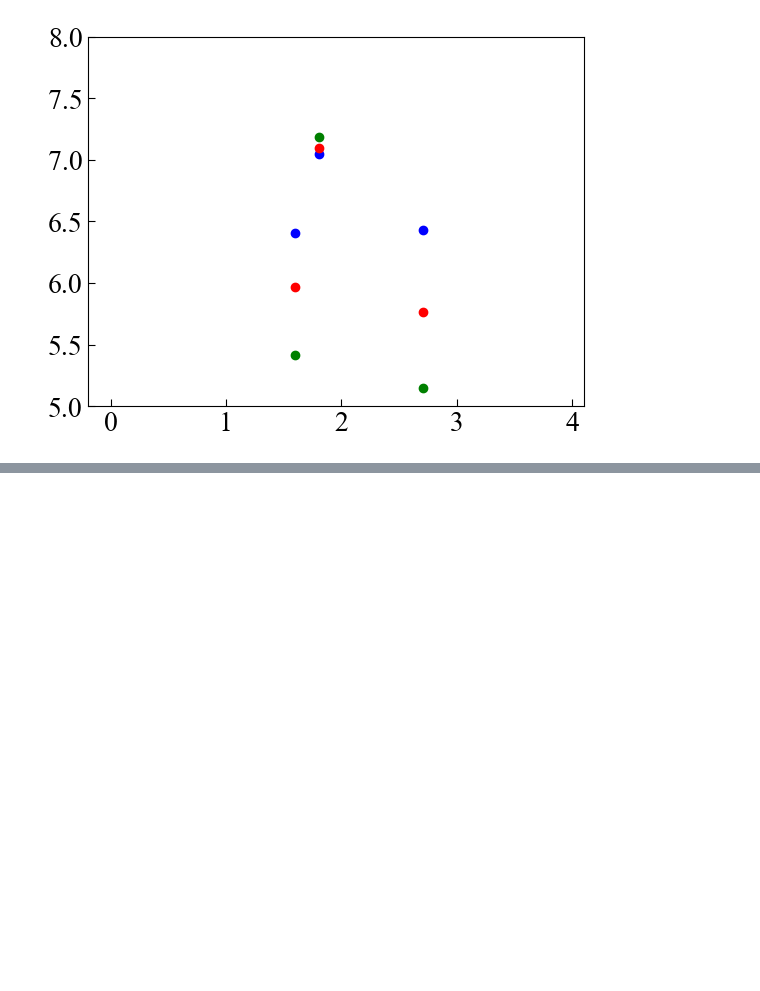
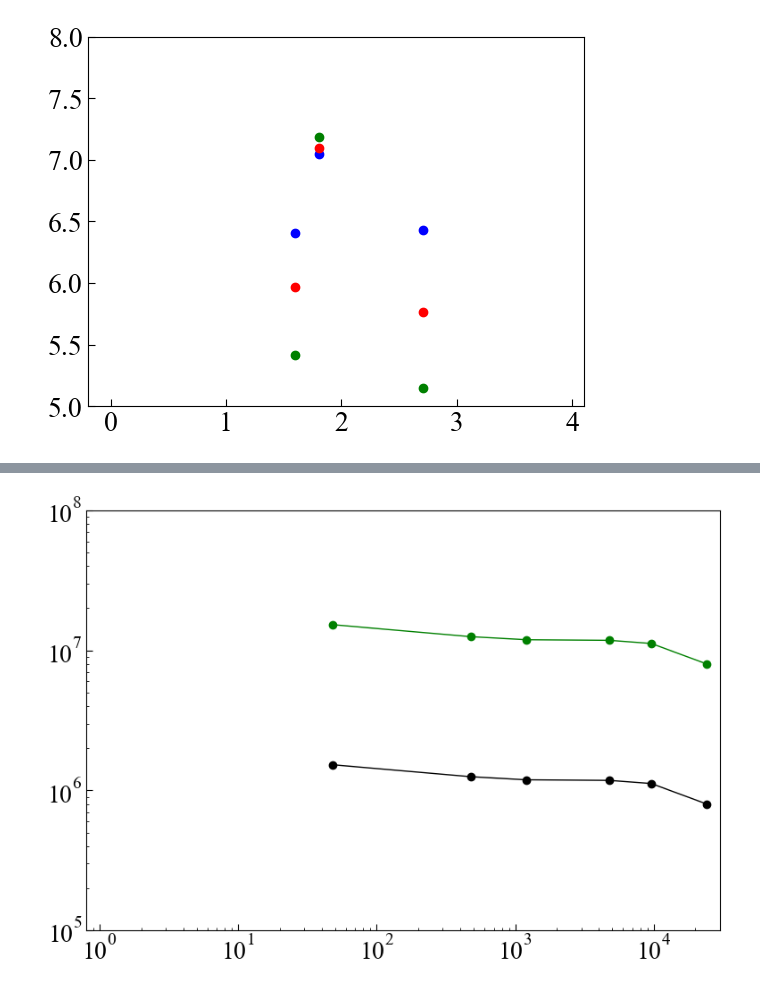
Before and after one commit to maedarn/code_tohoku, a Jupyter notebook: py/time-performance.ipynb, the cells around one changed output, grey strips where cells are left out. Cells and saved outputs as stored; diff of their text form; code cells hidden in the pictures; blank space fills up the shorter version.

```diff
--- a/py/time-performance.ipynb
+++ b/py/time-performance.ipynb
@@ -129,0 +198,77 @@ plt.show()
+# %%
+fig = plt.figure()
+#fig = plt.figure(figsize=matplotlib.figure.figaspect(1))
+w, h = fig.get_figwidth(), fig.get_figheight()
+ax = fig.add_axes((0, 0, 1.109, 0.98)) #[x0, y0, width, height]
+#ax = fig.add_subplot(111)
+
+num=6
+
+plt.rcParams["font.family"] = "Times New Roman"      #全体のフォントを設定
+plt.rcParams["xtick.direction"] = "in"               #x軸の目盛線が内向き('in')か外向き('out')か双方向か('inout')
+plt.rcParams["ytick.direction"] = "in"               #y軸の目盛線が内向き('in')か外向き('out')か双方向か('inout')
+plt.rcParams["xtick.major.size"] = 5                #x軸主目盛り線の長さ
+plt.rcParams["ytick.major.size"] = 5                #y軸主目盛り線の長さ
+plt.rcParams["font.size"] = 20                       #フォントの大きさ
+
+scl1=[0] * num
+scl2=[0] * num
+prs=[0] * num
+
+
+
+scl1[0]=15234459.017417116#/10.0
+scl1[1]=12503777.387464661#/10.0
+scl1[2]=11898365.853070104#/10.0
+scl1[3]=11779798.638318917#/10.0
+scl1[4]=11185834.086412992#/10.0
+scl1[5]=8002108.327095462#/10.0
+
+scl2[0]=15234459.017417116/10.0
+scl2[1]=12503777.387464661/10.0
+scl2[2]=11898365.853070104/10.0
+scl2[3]=11779798.638318917/10.0
+scl2[4]=11185834.086412992/10.0
+scl2[5]=8002108.327095462/10.0
+
+prs[0]=48.0
+prs[1]=480.0
+prs[2]=1200.0
+prs[3]=4800.0
+prs[4]=9600.0
+prs[5]=24000.0
+
+
+
+#scl1=np.log10(scl1)
+#prs=np.log10(prs)
+
+
+
+plt.xlim([0.8, 30000.0]) # x方向の描画範囲を指定
+plt.ylim([100000, 100000000]) # y方向の描画範囲を指定
+#plt.plot(prs, scl3 ,c='blue',marker="o",linewidth=0)
+#plt.plot(prs, scl2 ,c='red',marker="o",linewidth=0)
+plt.plot(prs, scl1 ,c='green',marker="o",linewidth=1)
+plt.plot(prs, scl2 ,c='black',marker="o",linewidth=1)
+
+#plt.xticks(color="None")
+#plt.yticks(color="None")
+
+#aspect = (ax.get_xlim()[1] - ax.get_xlim()[0]) / (ax.get_ylim()[1] - ax.get_ylim()[0])
+#ax.set_aspect(aspect)
+
+ax.set_yscale('log')
+ax.set_xscale('log')
+
+#pp = PdfPages('/Users/maeda/Desktop/phi'+"%03.f"%(i)+'.pdf')
+pp = PdfPages('/Users/maedarn/Desktop/phierr.pdf')
+# 画像をPDFとして保存する
+pp.savefig(fig, bbox_inches='tight',transparent=True)
+# PDFの保存終了
+pp.close()
+
+
+plt.show()
+# %% [output]
+[figure, added]
```
Also changed, not shown: parts of 4 cells of this notebook, 2 other files.
